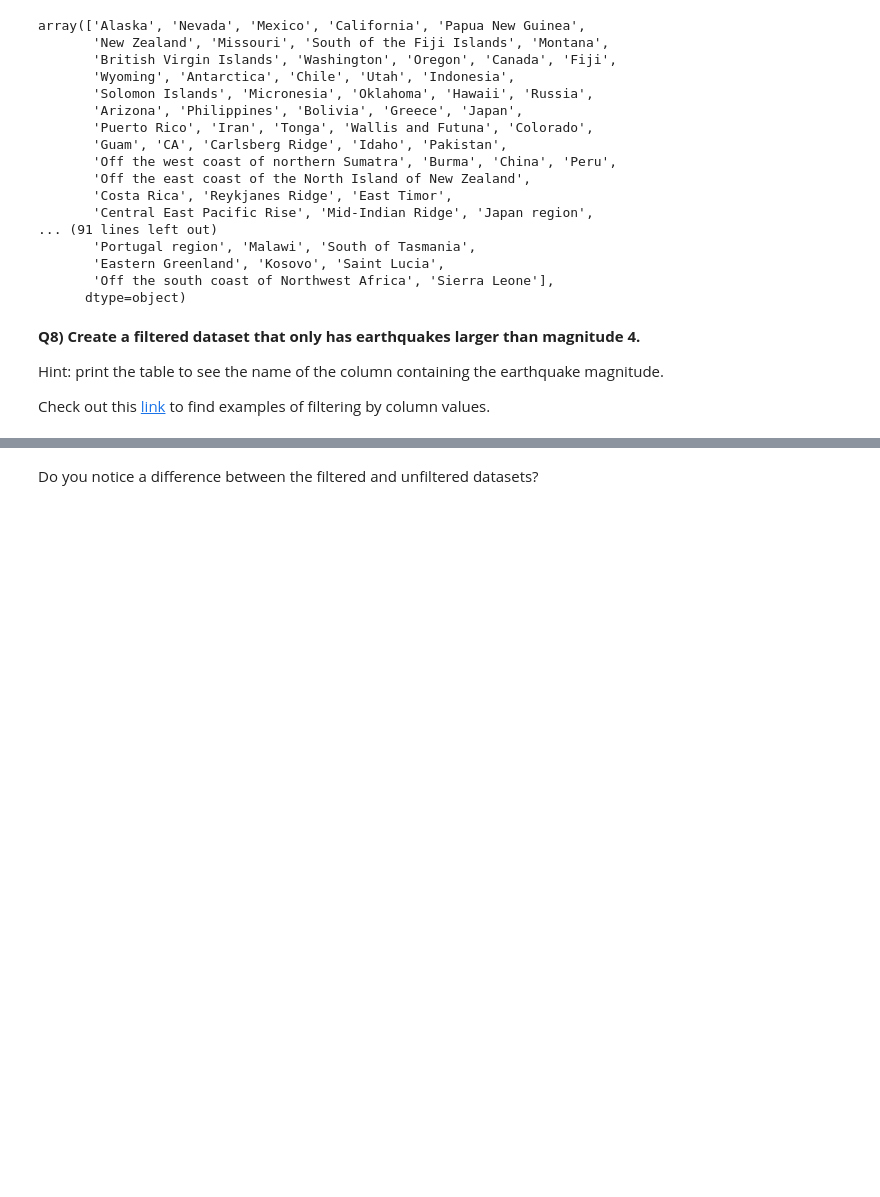
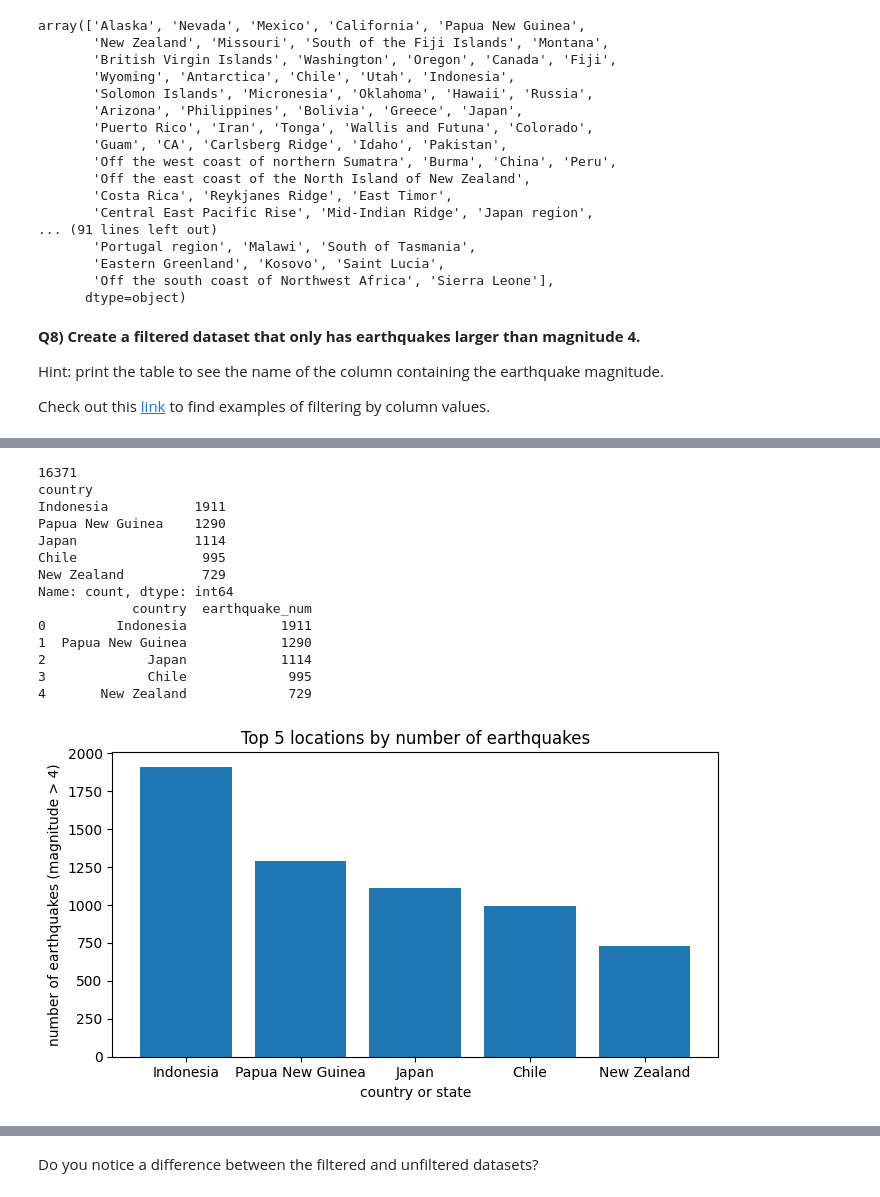
Before and after one commit to kara04y/2026_Intro_Python, a Jupyter notebook: live/part-I/1.5-pandas-environmental-exercises.ipynb, the cells around one changed output, grey strips where cells are left out. Drawn from its saved outputs; the diff is of its cells as text; code cells hidden in the pictures; blank space fills up the shorter version.

```diff
--- a/live/part-I/1.5-pandas-environmental-exercises.ipynb
+++ b/live/part-I/1.5-pandas-environmental-exercises.ipynb
@@ -241,0 +240,3 @@ to find examples of filtering by column values.
+# %%
+big_quakes = file[file["mag"] > 4]
+big_quakes.head()
@@ -260,3 +267,42 @@ and `earthquake_num` (number), and recreate the bar chart below.
+# %%
+# Count the >4 earthquakes, count them per country, then plot the top 5 as a bar chart
+# Num 1: number of earthquakes above magnitude 4
+num_1 = big_quakes["mag"].count()          # counts the non-missing magnitudes
+print(num_1)                               # (len(big_quakes) gives the same number here)
+
+# Num 2: number of earthquakes in each country or state, most frequent first
+num_2 = big_quakes["country"].value_counts()
+print(num_2.head())
+
+# first five rows -> DataFrame with two columns
+top5 = num_2.head(5).reset_index()
+top5.columns = ["country", "earthquake_num"]    # set the names explicitly
+print(top5)
+
+# bar chart of the top 5
+fig, ax = plt.subplots(figsize=(7, 4))
+ax.bar(top5["country"], top5["earthquake_num"])
+ax.set_xlabel("country or state")
+ax.set_ylabel("number of earthquakes (magnitude > 4)")
+ax.set_title("Top 5 locations by number of earthquakes")
+fig.tight_layout()
+plt.show()
+# %% [output]
+16371
+country
+Indonesia           1911
+Papua New Guinea    1290
+Japan               1114
+Chile                995
+New Zealand          729
+Name: count, dtype: int64
+            country  earthquake_num
+0         Indonesia            1911
+1  Papua New Guinea            1290
+2             Japan            1114
+3             Chile             995
+4       New Zealand             729
+[figure, added]
 # %% [markdown]
 **Q10) Make a histogram for the distribution of the earthquakes' magnitudes.**
 
```
Also changed, not shown: parts of 7 cells of this notebook.
